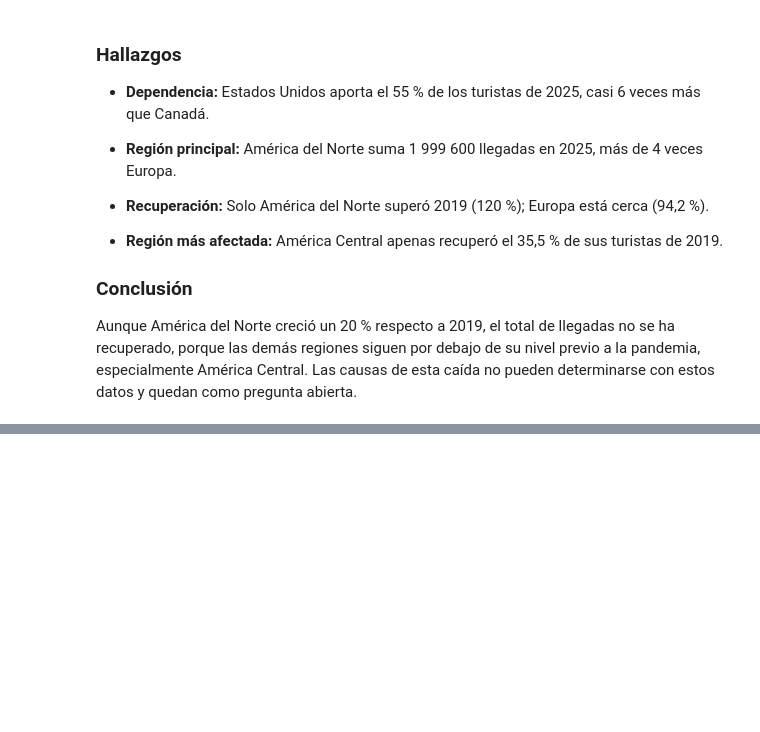
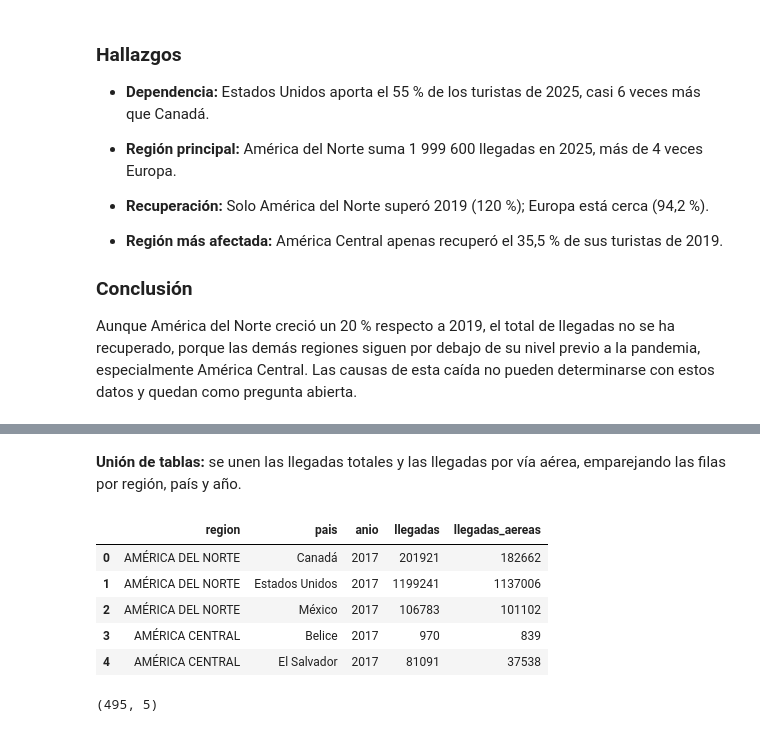
Before and after one commit to DanielleEspinoza/turismo-costa-rica, a Jupyter notebook: notebooks/02_eda.ipynb, the cells around one changed output, grey strips where cells are left out. Cells and saved outputs as stored; diff of their text form; code cells hidden in the pictures; blank space fills up the shorter version.

```diff
--- a/notebooks/02_eda.ipynb
+++ b/notebooks/02_eda.ipynb
@@ -263,0 +276,2 @@ Aunque América del Norte creció un 20 % respecto a 2019, el total de llegadas
+# %% [markdown]
+**Unión de tablas:** se unen las llegadas totales y las llegadas por vía aérea, emparejando las filas por región, país y año.
@@ -263,0 +280,13 @@ Aunque América del Norte creció un 20 % respecto a 2019, el total de llegadas
+# %%
+vias.head()
+# %% [output]
+|  | region | pais | anio | llegadas | llegadas_aereas |
+| 0 | AMÉRICA DEL NORTE | Canadá | 2017 | 201921 | 182662 |
+| 1 | AMÉRICA DEL NORTE | Estados Unidos | 2017 | 1199241 | 1137006 |
+| 2 | AMÉRICA DEL NORTE | México | 2017 | 106783 | 101102 |
+| 3 | AMÉRICA CENTRAL | Belice | 2017 | 970 | 839 |
+| 4 | AMÉRICA CENTRAL | El Salvador | 2017 | 81091 | 37538 |
+# %%
+vias.shape
+# %% [output]
+(495, 5)
```
Also changed, not shown: parts of 10 cells of this notebook, 1 other file.
